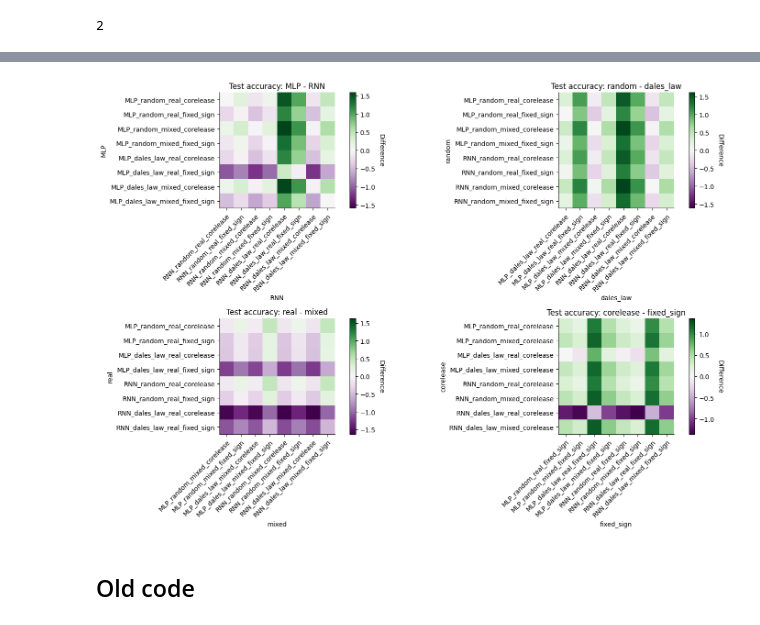
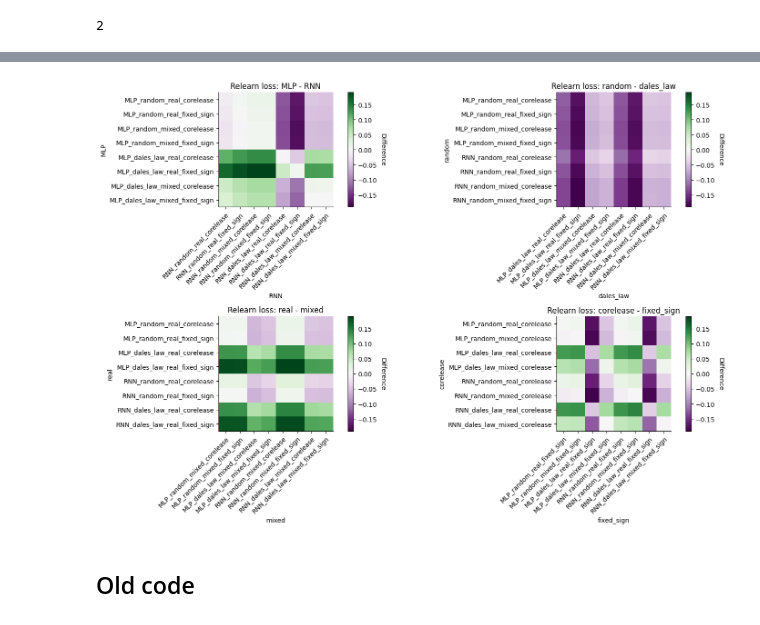
Before and after one commit to shunnnli/EP-LHb-model, a Jupyter notebook: models_Random.ipynb, the cells around one changed output, grey strips where cells are left out. Saved outputs shown, nothing was run; the diff lists cells and outputs as text; code cells hidden in the pictures.

```diff
--- a/models_Random.ipynb
+++ b/models_Random.ipynb
@@ -57,4 +57,4 @@ prob_EP_to_LHb = 1
 prob_LHb_to_LHb = 1
 prob_LHb_to_DAN = 1
 
-n_networks = 20 # number of networks to train
+n_networks = 2 # number of networks to train
@@ -110,7 +123,7 @@ axs[3].set_title('Test labels')
 # %% [markdown]
 ## Train models
 # %%
-training_loss_summary, test_accuracy_summary = {}, {}
+training_loss_summary, relearn_loss_summary = {}, {}
 
 for LHb in LHb_network:
     for init in initialization:
@@ -119,7 +132,7 @@ for LHb in LHb_network:
                 print('LHb: ',LHb, '; Initialization:',init,'; Network:',struct,'; Method:',method)
 
                 # Initialize network-specific loss and accuracy summary
-                network_training_loss, network_test_accuracy = [], []
+                network_training_loss, network_relearn_loss = [], []
 
                 # Initialize network params
                 if LHb == 'MLP': rnn = False
@@ -140,30 +153,30 @@ for LHb in LHb_network:
                     if torch.cuda.is_available(): net.cuda()
 
                     # Train on original data
-                    training_loss, test_accuracy = [], []
+                    training_loss, relearn_loss = [], []
                     optimizer = adam(net.parameters(), lr=lr, fixed_sign=fixed_sign_update)
                     # scheduler = torch.optim.lr_scheduler.ExponentialLR(optimizer, gamma=0.95)
-                    training_loss, test_accuracy = net.train_model(num_epochs,train_loader,optimizer,
-                                                    test_loader=test_loader,print_epoch=False,loss='CrossEntropyLoss')
+                    training_loss, _ = net.train_model(num_epochs,train_loader,optimizer,
+                                                    print_epoch=False,loss='MSE')
                     training_loss.extend(training_loss)
-                    test_accuracy.extend(test_accuracy)
 
                     # Train on flipped data
-                    # optimizer = adam(net.parameters(), lr=lr, fixed_sign=fixed_sign_update)
-                    # training_loss = net.train_model(num_epochs,flip_loader,optimizer,print_epoch=False)
-                    # net_training_loss.extend(training_loss)
+                    optimizer = adam(net.parameters(), lr=lr, fixed_sign=fixed_sign_update)
+                    relearn_loss, _ = net.train_model(num_epochs,train_loader,optimizer,
+                                                    print_epoch=False,loss='MSE')
+                    relearn_loss.extend(relearn_loss)
 
                     network_training_loss.append(training_loss)
-                    network_test_accuracy.append(test_accuracy)
+                    network_relearn_loss.append(relearn_loss)
                     print('Finished training network %d/%d' %(i,n_networks))
 
                 # Convert list to numpy array
                 network_training_loss = np.array(network_training_loss)
-                network_test_accuracy = np.array(network_test_accuracy)
+                network_relearn_loss = np.array(network_relearn_loss)
 
                 # Store name and stats of network to summary
                 network_name = LHb+'_'+init+'_'+struct+'_'+method
                 training_loss_summary[network_name] = network_training_loss
-                test_accuracy_summary[network_name] = network_test_accuracy
+                relearn_loss_summary[network_name] = network_relearn_loss
 # %% [output]
 LHb:  MLP ; Initialization: random ; Network: real ; Method: corelease
@@ -259,9 +272,9 @@ plt.show()
 # %%
-mean_loss, mean_acc = [],[]
+mean_tloss, mean_rloss = [],[]
 for network in training_loss_summary:
-    mean_loss.append(np.mean(training_loss_summary[network],axis=1))
-for network in test_accuracy_summary:
-    mean_acc.append(np.mean(test_accuracy_summary[network],axis=1))
+    mean_tloss.append(np.mean(training_loss_summary[network],axis=1))
+for network in relearn_loss_summary:
+    mean_rloss.append(np.mean(relearn_loss_summary[network],axis=1))
 # %%
 # Plot bar plots of different conditions
 
@@ -373,36 +386,36 @@ conditions = [LHb_network, initialization, network_struct, update_methods]
 for i, condition in enumerate(conditions):
     # Choose network that satisfies condition
     cond_1 = condition[0]
     cond_1_networks = [network for network in training_loss_summary if cond_1 in network]
     cond_2 = condition[1]
     cond_2_networks = [network for network in training_loss_summary if cond_2 in network]
 
-    x = np.array(np.mean([np.mean(test_accuracy_summary[network],axis=1) for network in cond_1_networks],axis=1)).squeeze()
-    y = np.array(np.mean([np.mean(test_accuracy_summary[network],axis=1) for network in cond_2_networks],axis=1)).squeeze()
+    x = np.array(np.mean([np.mean(relearn_loss_summary[network],axis=1) for network in cond_1_networks],axis=1)).squeeze()
+    y = np.array(np.mean([np.mean(relearn_loss_summary[network],axis=1) for network in cond_2_networks],axis=1)).squeeze()
     # x = np.linspace(1,8,num=8,dtype='int32')
     # y = np.linspace(0,1,num=8,dtype='int32')
 
     x_reshape = x[:,np.newaxis]
     y_reshape = y[np.newaxis,:]
     diff = x_reshape - y_reshape
 
     # Plot heatmap
     im = axs[i//2,i%2].imshow(diff, cmap='PRGn',vmax=abs(diff).max(), vmin=-abs(diff).max())
     axs[i//2,i%2].set_xticks(np.arange(len(cond_2_networks)))
     axs[i//2,i%2].set_yticks(np.arange(len(cond_1_networks)))
     axs[i//2,i%2].set_xticklabels(cond_2_networks)
     axs[i//2,i%2].set_yticklabels(cond_1_networks)
     axs[i//2,i%2].set_xlabel(cond_2)
     axs[i//2,i%2].set_ylabel(cond_1)
     # Rotate the tick labels and set their alignment.
     plt.setp(axs[i//2,i%2].get_xticklabels(), rotation=45, ha="right",
              rotation_mode="anchor")
     # Set colorbar
     cbar = axs[i//2,i%2].figure.colorbar(im, ax=axs[i//2,i%2])
     cbar.ax.set_ylabel('Difference', rotation=-90, va="bottom")
     # Set title
-    axs[i//2,i%2].set_title('Test accuracy: '+cond_1+' - '+cond_2)
+    axs[i//2,i%2].set_title('Relearn loss: '+cond_1+' - '+cond_2)
 # %% [output]
-[figure, old version]
+[figure, new version]
 # %% [markdown]
 ## Old code
```
Also changed, not shown: parts of 10 cells of this notebook, 4 other files.
